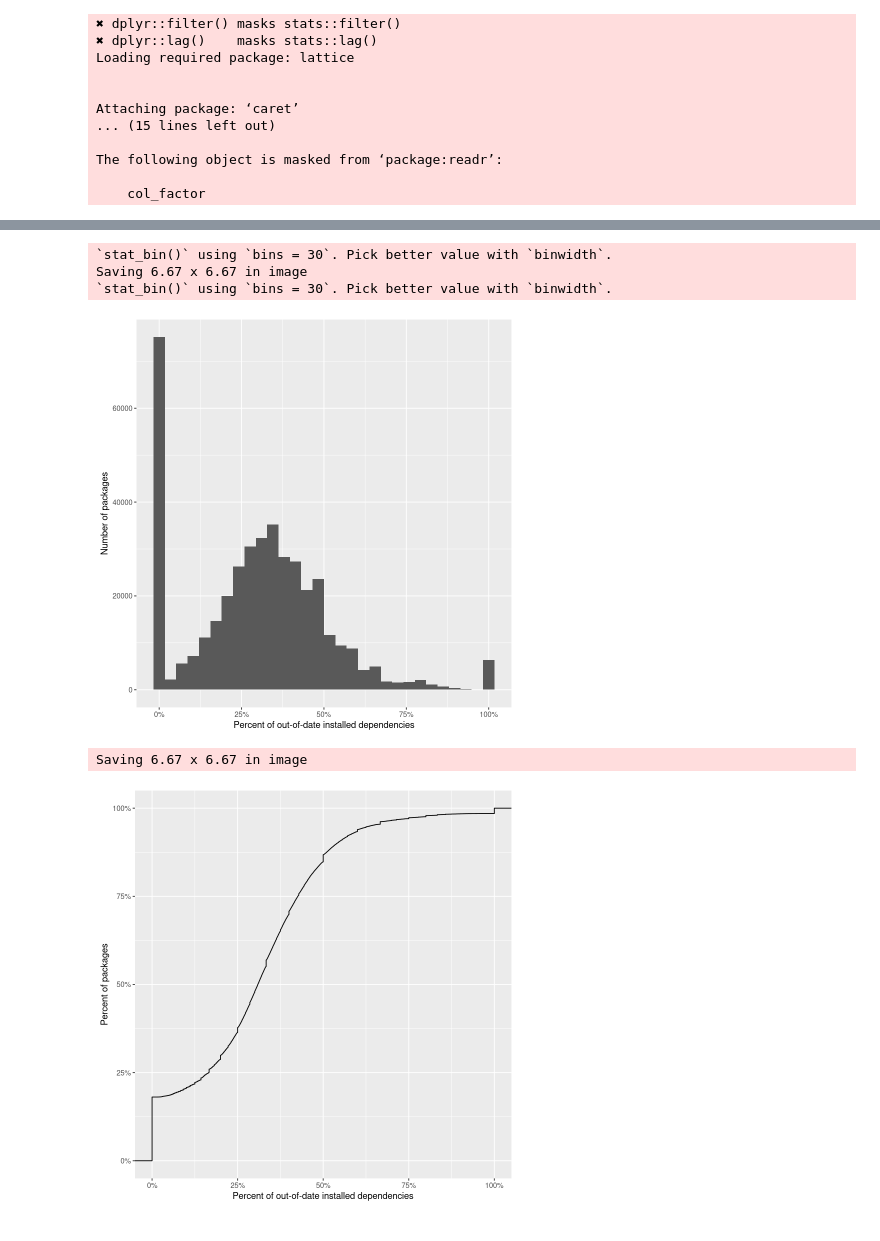
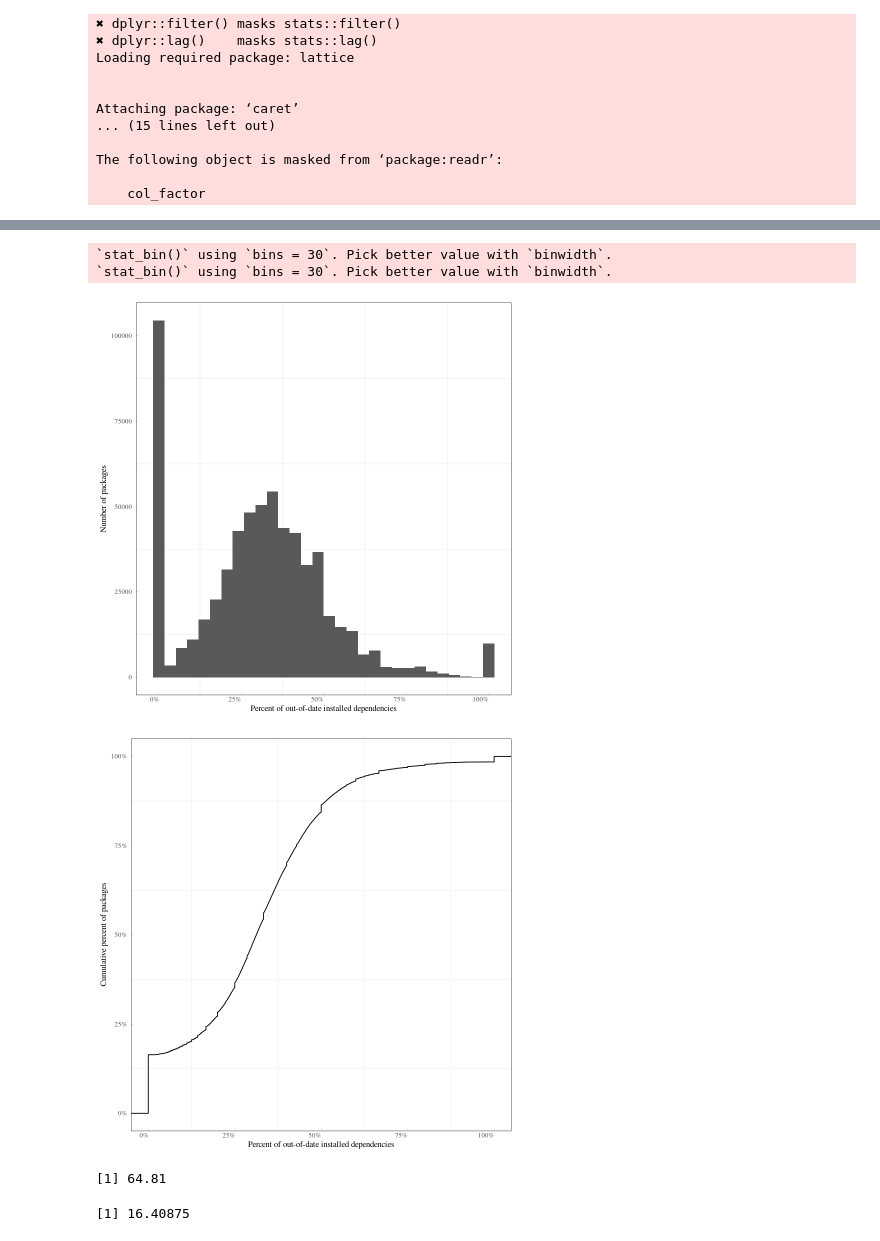
Before and after one commit to donald-pinckney/npm-follower, a Jupyter notebook: analysis/notebooks/rq3_a.ipynb, the cells around one changed output, grey strips where cells are left out. Cells and saved outputs as stored; diff of their text form; code cells hidden in the pictures.

```diff
--- a/analysis/notebooks/rq3_a.ipynb
+++ b/analysis/notebooks/rq3_a.ipynb
@@ -22,6 +22,34 @@ Attaching package: ‘caret’
 The following object is masked from ‘package:readr’:
 
     col_factor
+# %%
+mytheme <- function() {
+  return(theme_bw() +
+           theme(
+             # NOTE: UNCOMMENT WHEN RENDING PLOTS FOR THE PAPER
+             # (can't get the CM fonts to work in artifact VM...)
+             text = element_text(family = "Times", size=10),
+              panel.grid.major = element_blank(),
+             # panel.grid.minor = element_blank(),
+             # panel.grid.major = element_line(colour="gray", size=0.1),
+             # panel.grid.minor =
+             #  element_line(colour="gray", size=0.1, linetype='dotted'),
+             axis.ticks = element_line(size=0.05),
+             axis.ticks.length=unit("-0.05", "in"),
+             axis.text.y = element_text(margin = margin(r = 5)),
+             axis.text.x = element_text(hjust=1),
+             legend.key = element_rect(colour=NA),
+             legend.spacing = unit(0.001, "in"),
+             legend.key.size = unit(0.2, "in"),
+             legend.title = element_blank(),
+             legend.position = c(0.75, .7),
+             legend.background = element_blank()))
+}
+
+mysave <- function(filename) {
+  ggsave(filename, width=4, height=3, units=c("in"))
+  # embed_font(path)
+}
 # %%
 con <- dbConnect(
     RPostgres::Postgres(),
@@ -68,29 +90,37 @@ ggplot(data=downstream_oldness_stats, aes(x=mean_old_secs)) +
 # %%
 
 ggplot(data=downstream_oldness_stats, aes(x=perc_old)) +
     geom_histogram() +
     scale_x_continuous(labels = scales::percent) +
     xlab("Percent of out-of-date installed dependencies") +
-    ylab("Number of packages")
+    ylab("Number of packages") +
+    mytheme()
 
-ggsave("plots/rq3/perc_old_hist.pdf")
+mysave("plots/rq3/perc_old_hist.pdf")
 # %% [output]
 `stat_bin()` using `bins = 30`. Pick better value with `binwidth`.
-Saving 6.67 x 6.67 in image
 `stat_bin()` using `bins = 30`. Pick better value with `binwidth`.
-[figure, old version]
+[figure, new version]
 # %%
 ggplot(data=downstream_oldness_stats, aes(x=perc_old)) +
     stat_ecdf() +
     scale_x_continuous(labels = scales::percent) +
     scale_y_continuous(labels = scales::percent) +
     xlab("Percent of out-of-date installed dependencies") +
-    ylab("Percent of packages")
+    ylab("Cumulative percent of packages") +
+    mytheme()
 
-ggsave("plots/rq3/perc_old_ecdf.pdf")
+mysave("plots/rq3/perc_old_ecdf.pdf")
 # %% [output]
-Saving 6.67 x 6.67 in image
-[figure, old version]
+[figure, new version]
+# %%
+100 * (downstream_oldness_stats %>% filter(perc_old >= 0.25) %>% nrow()) / nrow(downstream_oldness_stats)
+# %% [output]
+[1] 64.81
+# %%
+100 * (downstream_oldness_stats %>% filter(perc_old <= 0) %>% nrow()) / nrow(downstream_oldness_stats)
+# %% [output]
+[1] 16.40875
 # %%
 downstream_oldness_stats %>% summarise(mean(n))
 # %% [output]
```
Also changed, not shown: parts of 11 cells of this notebook, 23 other files.
